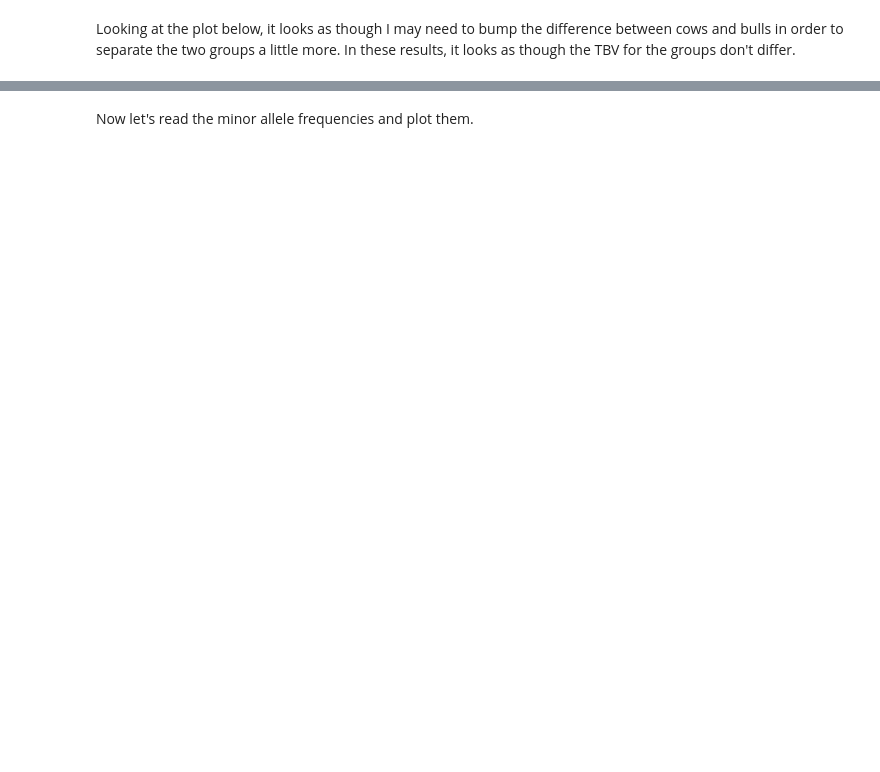
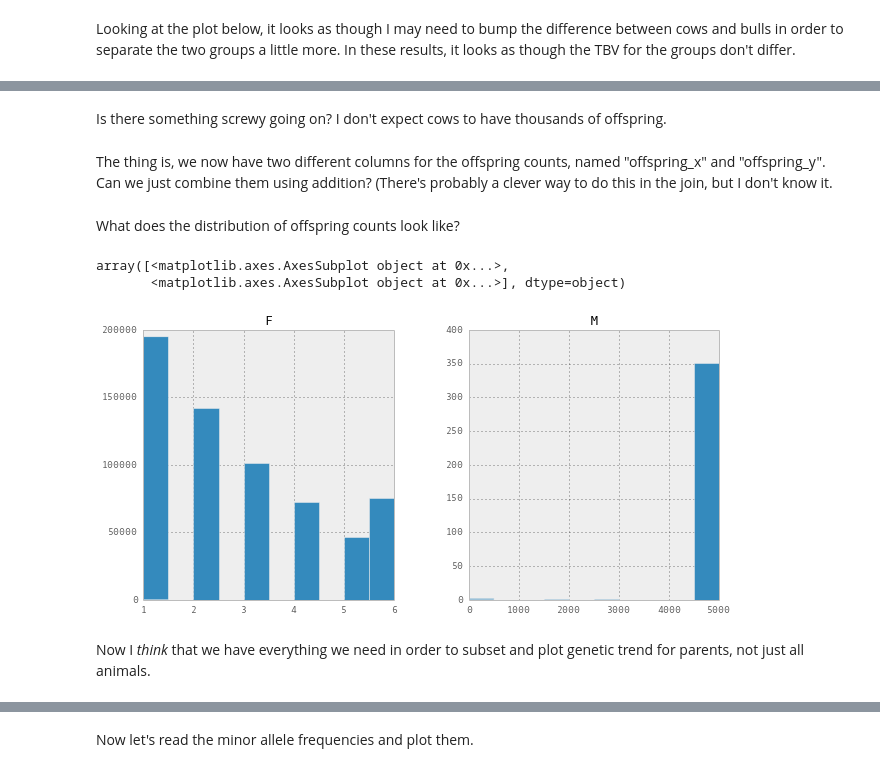
Before and after one commit to wintermind/multiple-recessives, a Jupyter notebook: Analyze Simulation Results.ipynb, the cells around one changed output, grey strips where cells are left out. Cells and saved outputs as stored; diff of their text form; code cells hidden in the pictures; blank space fills up the shorter version.

Commit message:
More work on analysis.
More additions to the IPython notebook used for analysis.

```diff
--- a/Analyze Simulation Results.ipynb
+++ b/Analyze Simulation Results.ipynb
@@ -100,0 +83,9 @@ ax.legend(loc='best')
+# %%
+# How many calves did each bull sire?
+sire_counts = pd.DataFrame(all_animals['sire'].value_counts(), columns=['offspring'])
+# The Series index is the bull ID, which we want to convert to a column in the
+# DataFrame.
+sire_counts['animal'] = sire_counts.index
+# We want to drop animal 0 because that's the unknown base-population sire.
+sire_counts = sire_counts[sire_counts['animal'] > 0]
+len(sire_counts)
@@ -100,0 +94,9 @@ ax.legend(loc='best')
+# %%
+# How many calves did each cow produce?
+dam_counts = pd.DataFrame(all_animals['dam'].value_counts(), columns=['offspring'])
+# The Series index is the bull ID, which we want to convert to a column in the
+# DataFrame.
+dam_counts['animal'] = dam_counts.index
+# We want to drop animal 0 because that's the unknown base-population sire.
+dam_counts = dam_counts[dam_counts['animal'] > 0]
+len(dam_counts)
@@ -100,0 +105,7 @@ ax.legend(loc='best')
+# %%
+# Now we do some merging. We must use LEFT OUTER JOINs in order to retain all animals
+# even if they weren't parents.
+with_sires = pd.merge(all_animals, sire_counts, on='animal', how='left')
+with_dams = pd.merge(with_sires, dam_counts, on='animal', how='left')
+all_animals = with_dams
+all_animals['sex'].value_counts()
@@ -100,0 +141,21 @@ ax.legend(loc='best')
+# %% [markdown]
+Is there something screwy going on? I don't expect cows to have thousands of offspring.
+# %% [markdown]
+The thing is, we now have two different columns for the offspring counts, named "offspring_x"
+and "offspring_y". Can we just combine them using addition? (There's probably a clever way to
+do this in the join, but I don't know it.
+# %%
+all_animals['offspring_x'].fillna(0, inplace=True)
+all_animals['offspring_y'].fillna(0, inplace=True)
+all_animals['offspring'] = all_animals['offspring_x'] + all_animals['offspring_y']
+# %% [markdown]
+What does the distribution of offspring counts look like?
+# %%
+parents = all_animals[all_animals['offspring'] > 0]
+parents.hist(column='offspring', by='sex')
+# %% [output]
+array([<matplotlib.axes.AxesSubplot object at 0x...>,
+       <matplotlib.axes.AxesSubplot object at 0x...>], dtype=object)
+[figure, added]
+# %% [markdown]
+Now I *think* that we have everything we need in order to subset and plot genetic trend for parents, not just all animals.
```
Also changed, not shown: parts of 18 cells of this notebook.
